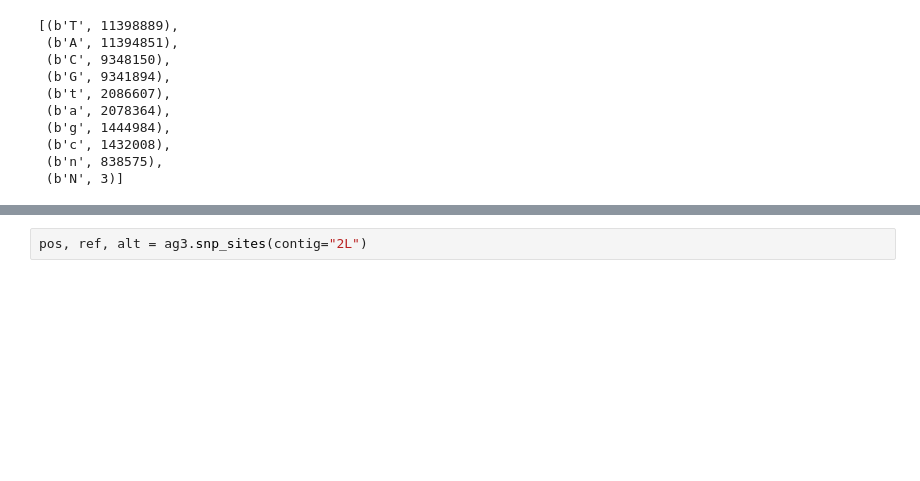
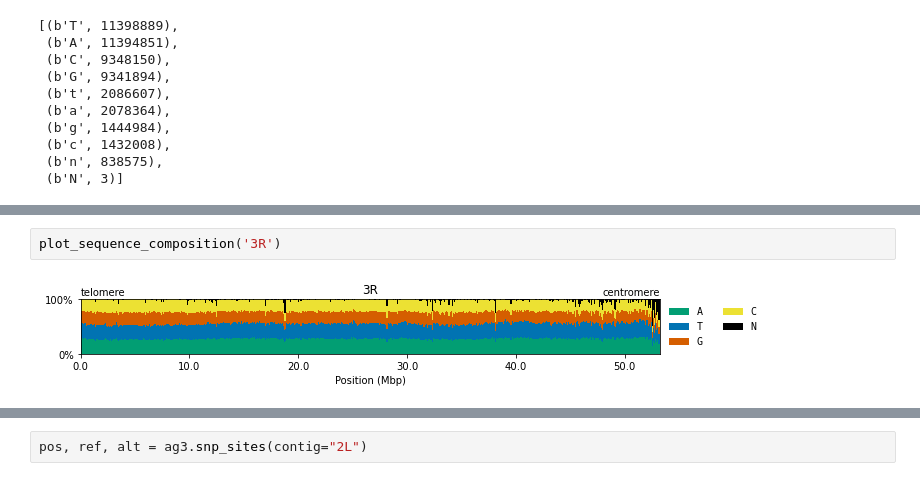
Before and after one commit to malariagen/vector-data, a Jupyter notebook: docs/ag3/examples/snps-alleles-filters.ipynb, the cells around one changed output, grey strips where cells are left out. Drawn from its saved outputs; the diff is of its cells as text; blank space fills up the shorter version.

```diff
--- a/docs/ag3/examples/snps-alleles-filters.ipynb
+++ b/docs/ag3/examples/snps-alleles-filters.ipynb
@@ -80,0 +155,4 @@ Second, there are 838,578 nucleotides which are unknown (either "N" or "n").
+# %%
+plot_sequence_composition('3R')
+# %% [output]
+[figure, added]
```
Also changed, not shown: parts of 14 cells of this notebook, 1 other file.
